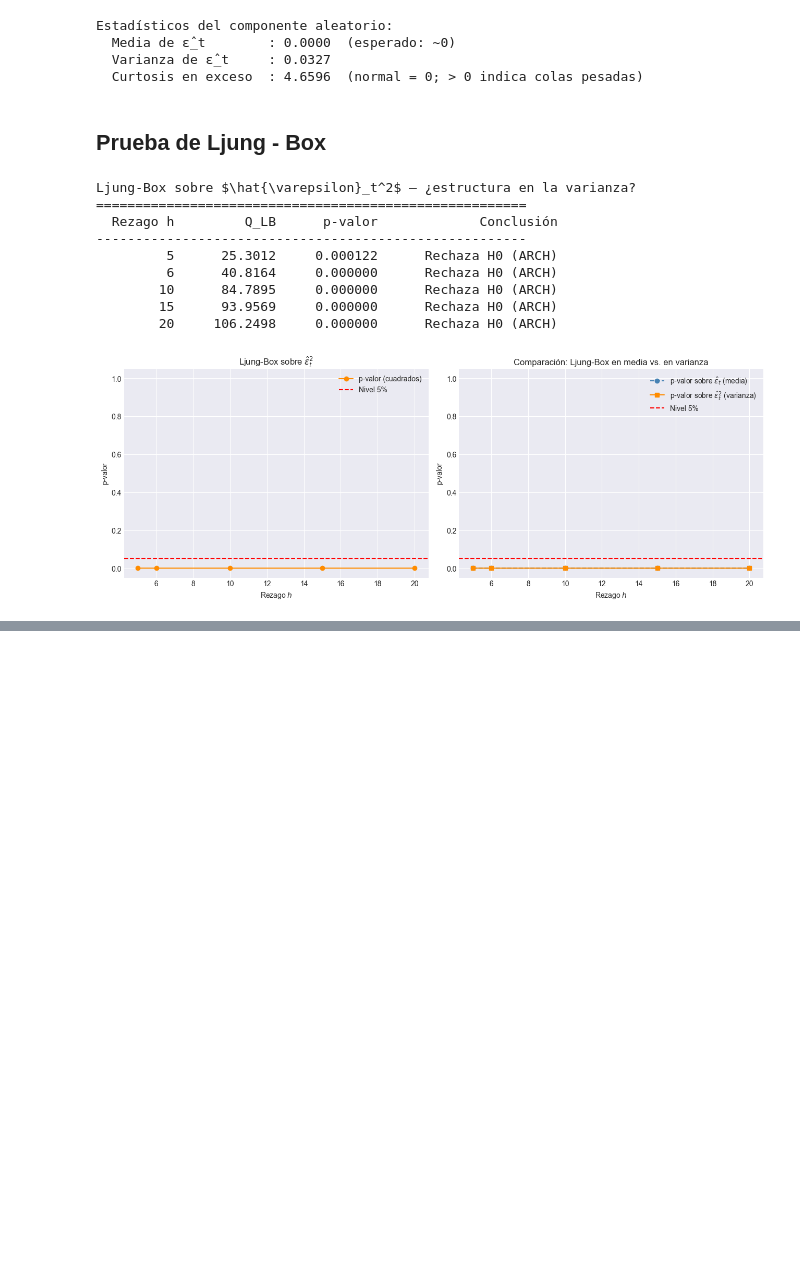
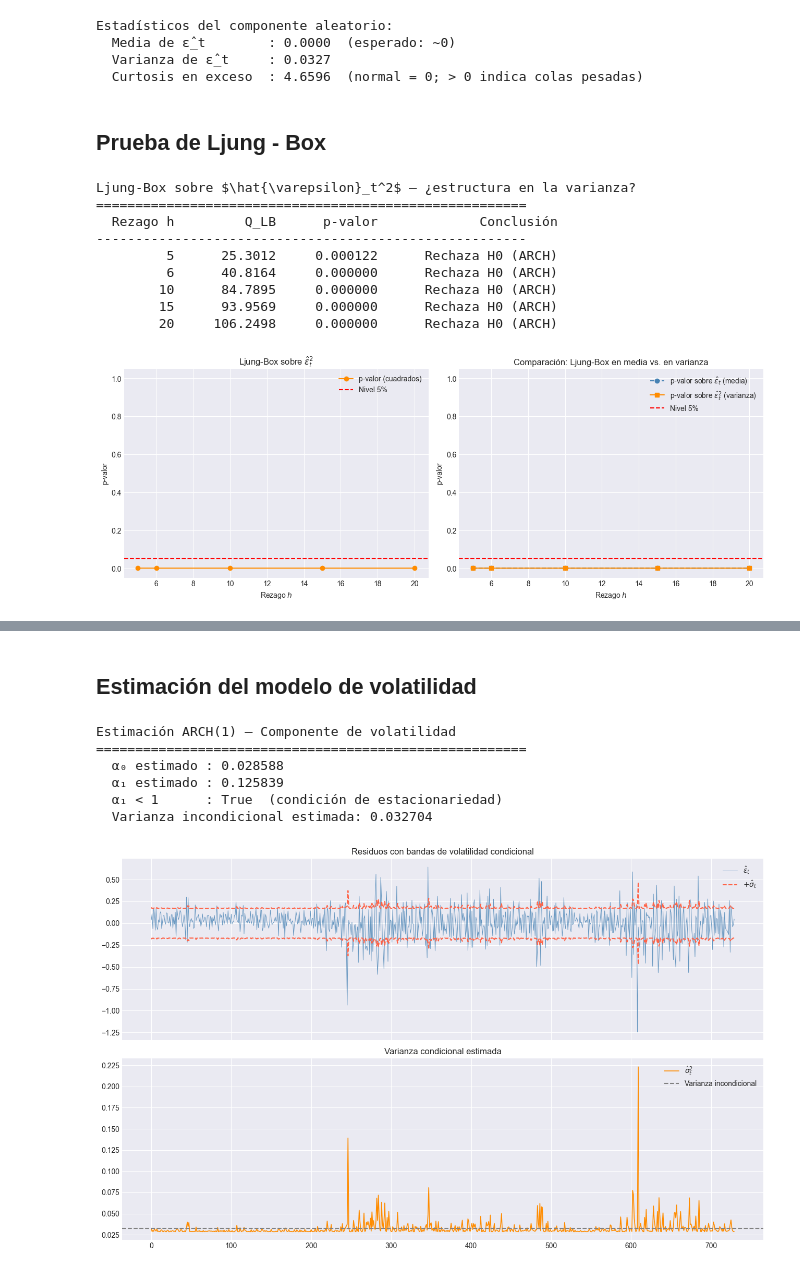
Before and after one commit to vanessalugo04/proyecto_series_tiempo, a Jupyter notebook: principal.ipynb, the cells around one changed output, grey strips where cells are left out. Drawn from its saved outputs; the diff is of its cells as text; code cells hidden in the pictures; blank space fills up the shorter version.

Commit message:
listo hasta el modelo de volatilidad

```diff
--- a/principal.ipynb
+++ b/principal.ipynb
@@ -1124,0 +1192,78 @@ Ljung-Box sobre $\hat{\varepsilon}_t^2$ — ¿estructura en la varianza?
+# %% [markdown]
+## Estimación del modelo de volatilidad
+# %%
+# ESTIMACIÓN DEL MODELO ARCH(1) POR OLS
+
+# Cuadrados de residuos
+u2_vals = residuos.values ** 2
+
+# Variable dependiente (desde t=2)
+y_arch = u2_vals[1:]
+
+# Regresores: constante + rezago de u_t^2
+X_arch = np.column_stack([
+    np.ones(len(y_arch)),
+    u2_vals[:-1]
+])
+
+# Estimación OLS
+beta_arch = np.linalg.lstsq(X_arch, y_arch, rcond=None)[0]
+alpha0_hat, alpha1_hat = beta_arch
+
+print("Estimación ARCH(1) — Componente de volatilidad")
+print("=" * 55)
+print(f"  α₀ estimado : {alpha0_hat:.6f}")
+print(f"  α₁ estimado : {alpha1_hat:.6f}")
+print(f"  α₁ < 1      : {alpha1_hat < 1}  (condición de estacionariedad)")
+
+
+# VARIANZA INCONDICIONAL
+var_eps_hat = alpha0_hat / (1 - alpha1_hat)
+print(f"  Varianza incondicional estimada: {var_eps_hat:.6f}")
+
+
+# VARIANZA CONDICIONAL σ²_t
+sigma2_hat = np.zeros(len(residuos))
+sigma2_hat[0] = residuos.var()
+
+for t in range(1, len(residuos)):
+    sigma2_hat[t] = alpha0_hat + alpha1_hat * (residuos.values[t-1] ** 2)
+
+
+# VISUALIZACIÓN
+
+fig, axes = plt.subplots(2, 1, figsize=(13, 8), sharex=True)
+
+# Residuos + bandas de volatilidad
+axes[0].plot(residuos.values, color='steelblue', linewidth=0.7, alpha=0.8,
+             label='$\\hat{\\varepsilon}_t$')
+
+axes[0].plot(np.sqrt(sigma2_hat), color='tomato', linestyle='--', linewidth=1.5,
+             label='$+\\hat{\\sigma}_t$')
+
+axes[0].plot(-np.sqrt(sigma2_hat), color='tomato', linestyle='--', linewidth=1.5)
+
+axes[0].set_title('Residuos con bandas de volatilidad condicional')
+axes[0].legend()
+
+
+# Varianza condicional
+axes[1].plot(sigma2_hat, color='darkorange', linewidth=1.2,
+             label='$\\hat{\\sigma}_t^2$')
+
+axes[1].axhline(var_eps_hat, color='gray', linestyle='--',
+                label='Varianza incondicional')
+
+axes[1].set_title('Varianza condicional estimada')
+axes[1].legend()
+
+plt.tight_layout()
+plt.show()
+# %% [output]
+Estimación ARCH(1) — Componente de volatilidad
+=======================================================
+  α₀ estimado : 0.028588
+  α₁ estimado : 0.125839
+  α₁ < 1      : True  (condición de estacionariedad)
+  Varianza incondicional estimada: 0.032704
+[figure, added]
```
Also changed, not shown: parts of 12 cells of this notebook.
